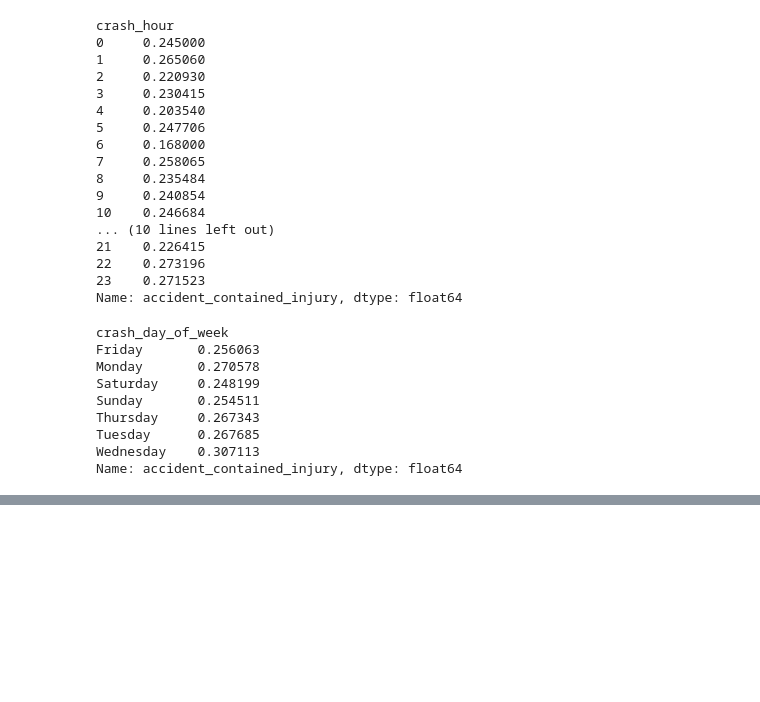
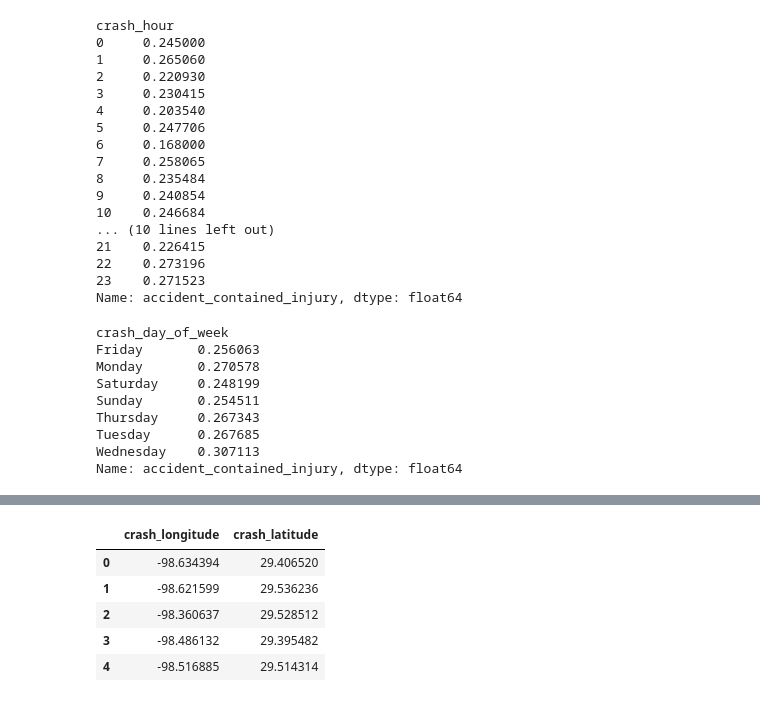
Before and after one commit to RAXR-Capstone/project_danger_zone, a Jupyter notebook: work_space/AnnaWorkspace/anna_scratchbook.ipynb, the cells around one changed output, grey strips where cells are left out. Drawn from its saved outputs; the diff is of its cells as text; code cells hidden in the pictures; blank space fills up the shorter version.

```diff
--- a/work_space/AnnaWorkspace/anna_scratchbook.ipynb
+++ b/work_space/AnnaWorkspace/anna_scratchbook.ipynb
@@ -852,0 +889,9 @@ Name: accident_contained_injury, dtype: float64
+# %%
+centroids
+# %% [output]
+|  | crash_longitude | crash_latitude |
+| 0 | -98.634394 | 29.406520 |
+| 1 | -98.621599 | 29.536236 |
+| 2 | -98.360637 | 29.528512 |
+| 3 | -98.486132 | 29.395482 |
+| 4 | -98.516885 | 29.514314 |
```
Also changed, not shown: parts of 5 cells of this notebook.
